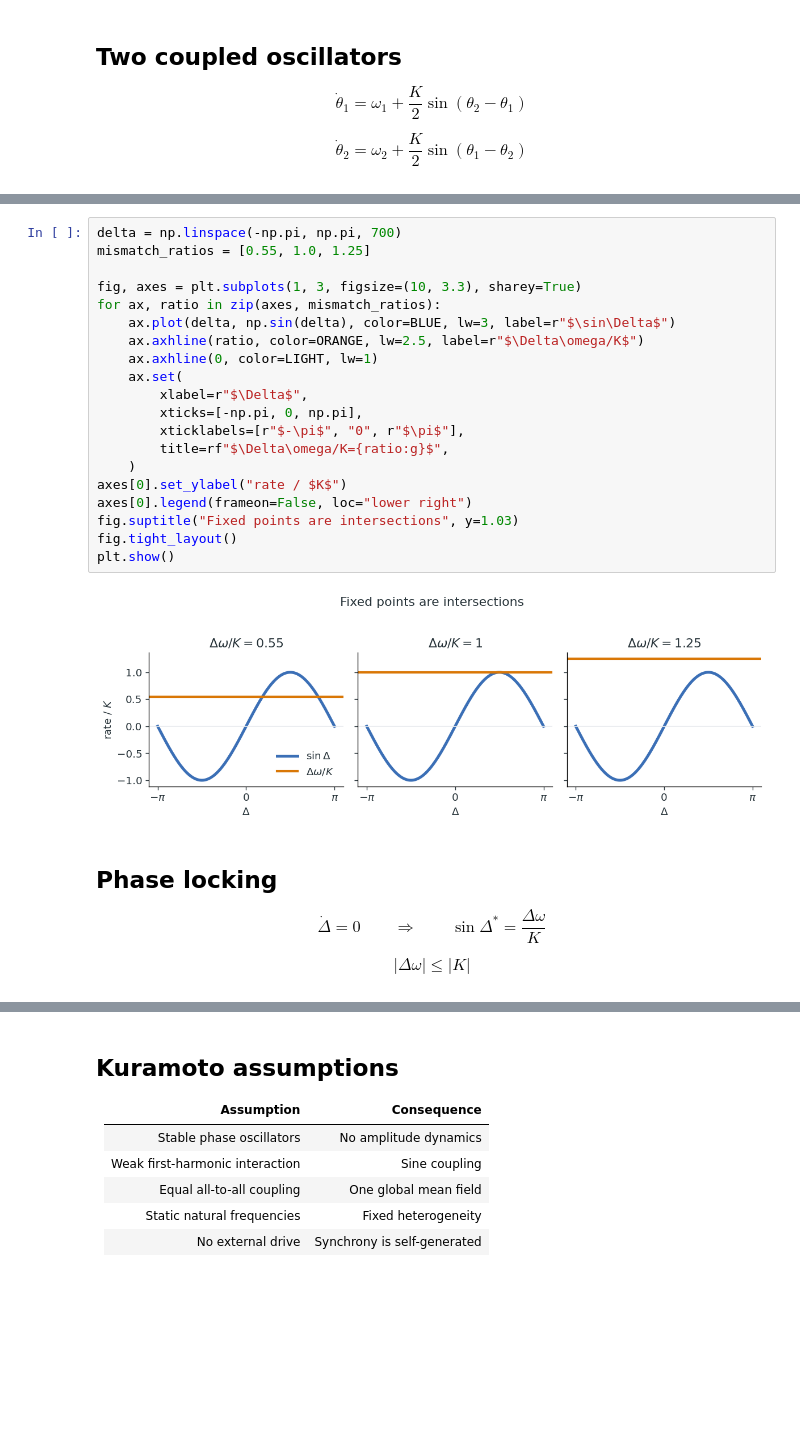
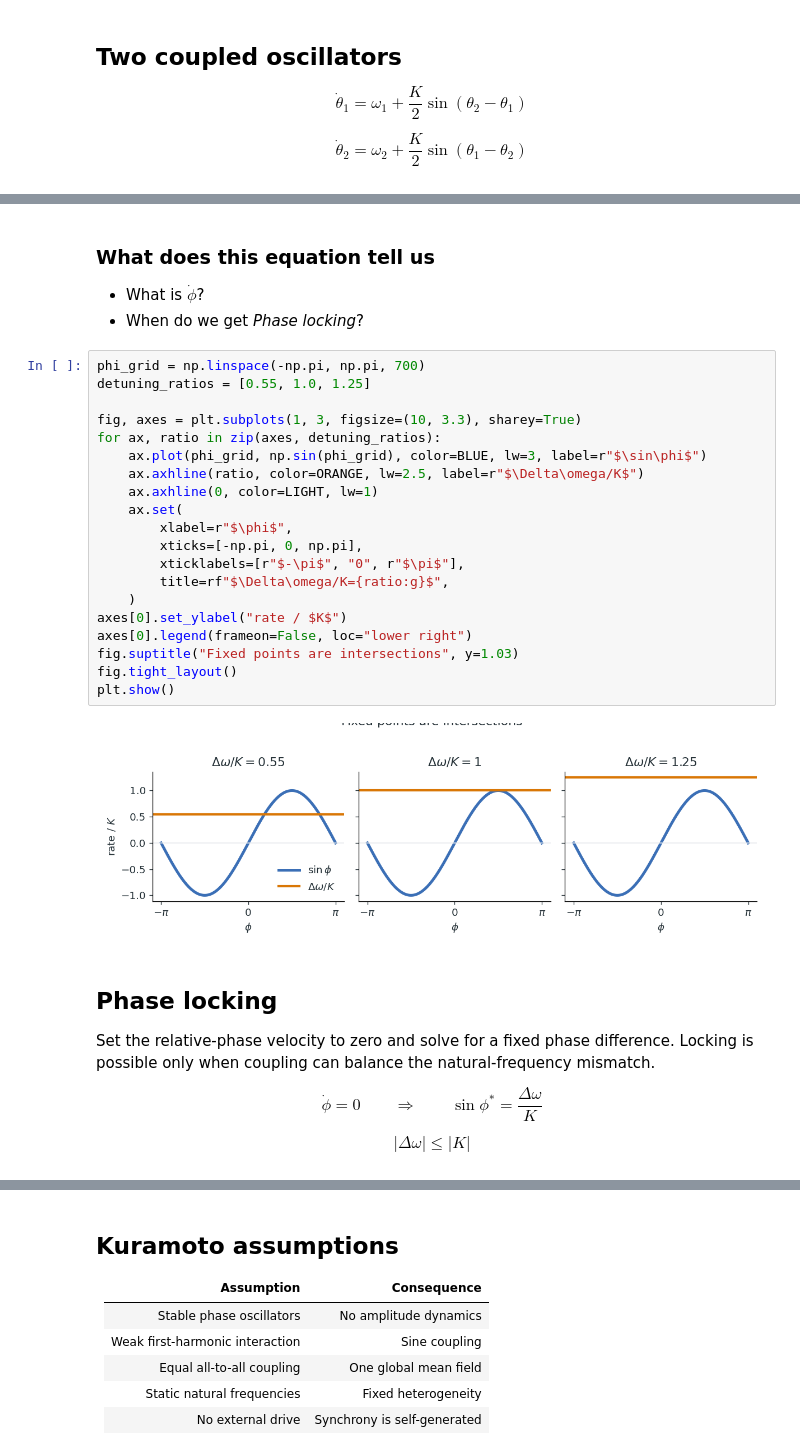
Before and after one commit to shaevitz/567-Crowd-Control, a Jupyter notebook: lectures/lecture-03-kuramoto-model.ipynb, the cells around one changed output, grey strips where cells are left out. Cells and saved outputs as stored; diff of their text form; blank space fills up the shorter version.

```diff
--- a/lectures/lecture-03-kuramoto-model.ipynb
+++ b/lectures/lecture-03-kuramoto-model.ipynb
@@ -371,32 +648,39 @@ All synchronization dynamics are in $\Delta$.
+# %% [markdown]
+### What does this equation tell us
+
+- What is $\dot\phi$?
+- When do we get *Phase locking*?
 # %%
-delta = np.linspace(-np.pi, np.pi, 700)
-mismatch_ratios = [0.55, 1.0, 1.25]
+phi_grid = np.linspace(-np.pi, np.pi, 700)
+detuning_ratios = [0.55, 1.0, 1.25]
 
 fig, axes = plt.subplots(1, 3, figsize=(10, 3.3), sharey=True)
-for ax, ratio in zip(axes, mismatch_ratios):
-    ax.plot(delta, np.sin(delta), color=BLUE, lw=3, label=r"$\sin\Delta$")
+for ax, ratio in zip(axes, detuning_ratios):
+    ax.plot(phi_grid, np.sin(phi_grid), color=BLUE, lw=3, label=r"$\sin\phi$")
     ax.axhline(ratio, color=ORANGE, lw=2.5, label=r"$\Delta\omega/K$")
     ax.axhline(0, color=LIGHT, lw=1)
     ax.set(
-        xlabel=r"$\Delta$",
+        xlabel=r"$\phi$",
         xticks=[-np.pi, 0, np.pi],
         xticklabels=[r"$-\pi$", "0", r"$\pi$"],
         title=rf"$\Delta\omega/K={ratio:g}$",
     )
 axes[0].set_ylabel("rate / $K$")
 axes[0].legend(frameon=False, loc="lower right")
 fig.suptitle("Fixed points are intersections", y=1.03)
 fig.tight_layout()
 plt.show()
 # %% [output]
-[figure, old version]
+[figure, new version]
 # %% [markdown]
 ## Phase locking
 
+Set the relative-phase velocity to zero and solve for a fixed phase difference. Locking is possible only when coupling can balance the natural-frequency mismatch.
+
 $$
-\dot\Delta=0
+\dot\phi=0
 \qquad\Longrightarrow\qquad
-\sin\Delta^*=\frac{\Delta\omega}{K}
+\sin\phi^*=\frac{\Delta\omega}{K}
 $$
 
 $$
```
Also changed, not shown: parts of 60 cells of this notebook, 1 other file.
